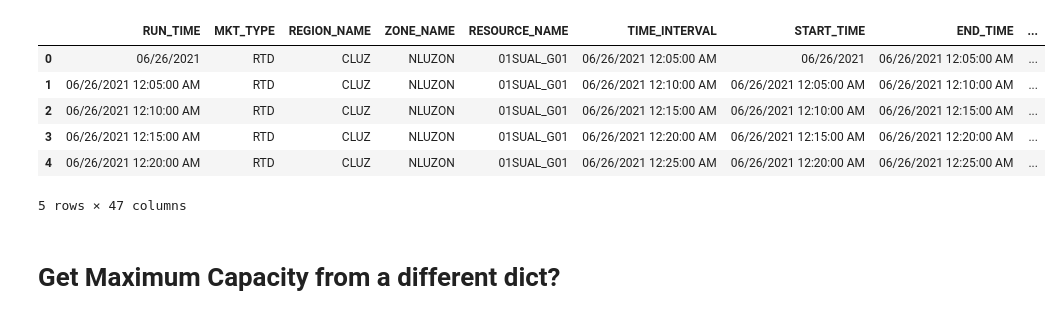
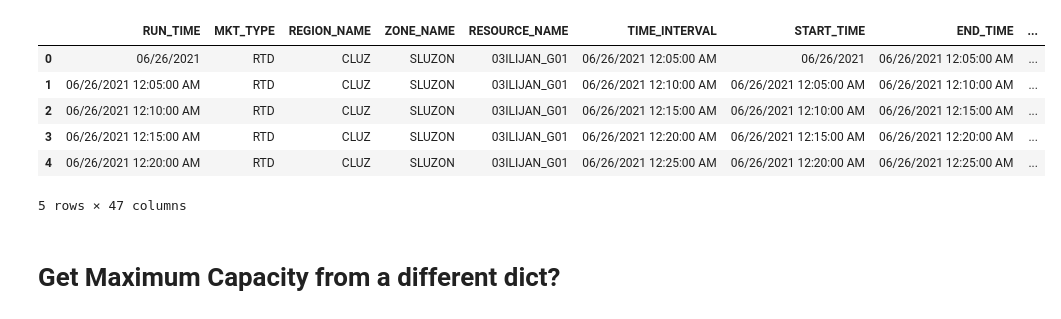
Before and after one commit to gbrosell/maroon-archers, a Jupyter notebook: Feature_Engineering.ipynb, the cells around one changed output. Saved outputs shown, nothing was run; the diff lists cells and outputs as text; code cells hidden in the pictures.

```diff
--- a/Feature_Engineering.ipynb
+++ b/Feature_Engineering.ipynb
@@ -17,15 +25,15 @@ Requirement already satisfied: threadpoolctl>=2.0.0 in c:\users\francia\anaconda
 from sklearn_extra.cluster import KMedoids
 from scipy.stats import wasserstein_distance
 # %%
-df = pd.read_csv('C:/Users/Francia/Desktop/data/consolidated_csv_01SUAL_G01.csv')
+df = pd.read_csv('C:\\Users\\berna\\Documents\\Eskwelabs\\Capstone Project\\consolidated_csv_03ILIJAN_G01.csv')
 df.head()
 # %% [output]
 |  | RUN_TIME | MKT_TYPE | REGION_NAME | ZONE_NAME | RESOURCE_NAME | TIME_INTERVAL | START_TIME | END_TIME | ... |
-| 0 | 06/26/2021 | RTD | CLUZ | NLUZON | 01SUAL_G01 | 06/26/2021 12:05:00 AM | 06/26/2021 | 06/26/2021 12:05:00 AM | ... |
-| 1 | 06/26/2021 12:05:00 AM | RTD | CLUZ | NLUZON | 01SUAL_G01 | 06/26/2021 12:10:00 AM | 06/26/2021 12:05:00 AM | 06/26/2021 12:10:00 AM | ... |
-| 2 | 06/26/2021 12:10:00 AM | RTD | CLUZ | NLUZON | 01SUAL_G01 | 06/26/2021 12:15:00 AM | 06/26/2021 12:10:00 AM | 06/26/2021 12:15:00 AM | ... |
-| 3 | 06/26/2021 12:15:00 AM | RTD | CLUZ | NLUZON | 01SUAL_G01 | 06/26/2021 12:20:00 AM | 06/26/2021 12:15:00 AM | 06/26/2021 12:20:00 AM | ... |
-| 4 | 06/26/2021 12:20:00 AM | RTD | CLUZ | NLUZON | 01SUAL_G01 | 06/26/2021 12:25:00 AM | 06/26/2021 12:20:00 AM | 06/26/2021 12:25:00 AM | ... |
+| 0 | 06/26/2021 | RTD | CLUZ | SLUZON | 03ILIJAN_G01 | 06/26/2021 12:05:00 AM | 06/26/2021 | 06/26/2021 12:05:00 AM | ... |
+| 1 | 06/26/2021 12:05:00 AM | RTD | CLUZ | SLUZON | 03ILIJAN_G01 | 06/26/2021 12:10:00 AM | 06/26/2021 12:05:00 AM | 06/26/2021 12:10:00 AM | ... |
+| 2 | 06/26/2021 12:10:00 AM | RTD | CLUZ | SLUZON | 03ILIJAN_G01 | 06/26/2021 12:15:00 AM | 06/26/2021 12:10:00 AM | 06/26/2021 12:15:00 AM | ... |
+| 3 | 06/26/2021 12:15:00 AM | RTD | CLUZ | SLUZON | 03ILIJAN_G01 | 06/26/2021 12:20:00 AM | 06/26/2021 12:15:00 AM | 06/26/2021 12:20:00 AM | ... |
+| 4 | 06/26/2021 12:20:00 AM | RTD | CLUZ | SLUZON | 03ILIJAN_G01 | 06/26/2021 12:25:00 AM | 06/26/2021 12:20:00 AM | 06/26/2021 12:25:00 AM | ... |
 5 rows × 47 columns
 # %% [markdown]
 # Get Maximum Capacity from a different dict?
```
Also changed, not shown: parts of 15 cells of this notebook, 2 other files.
